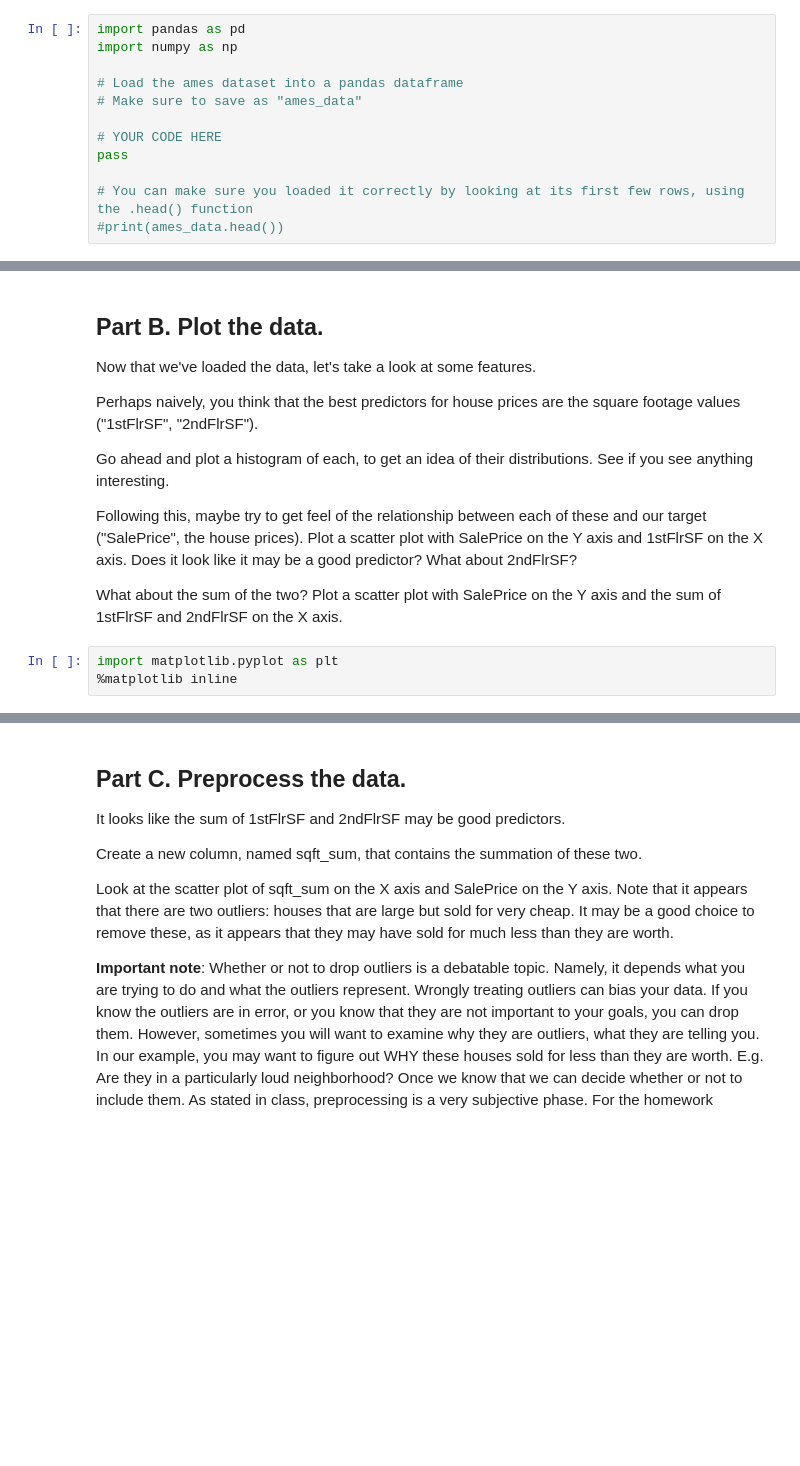
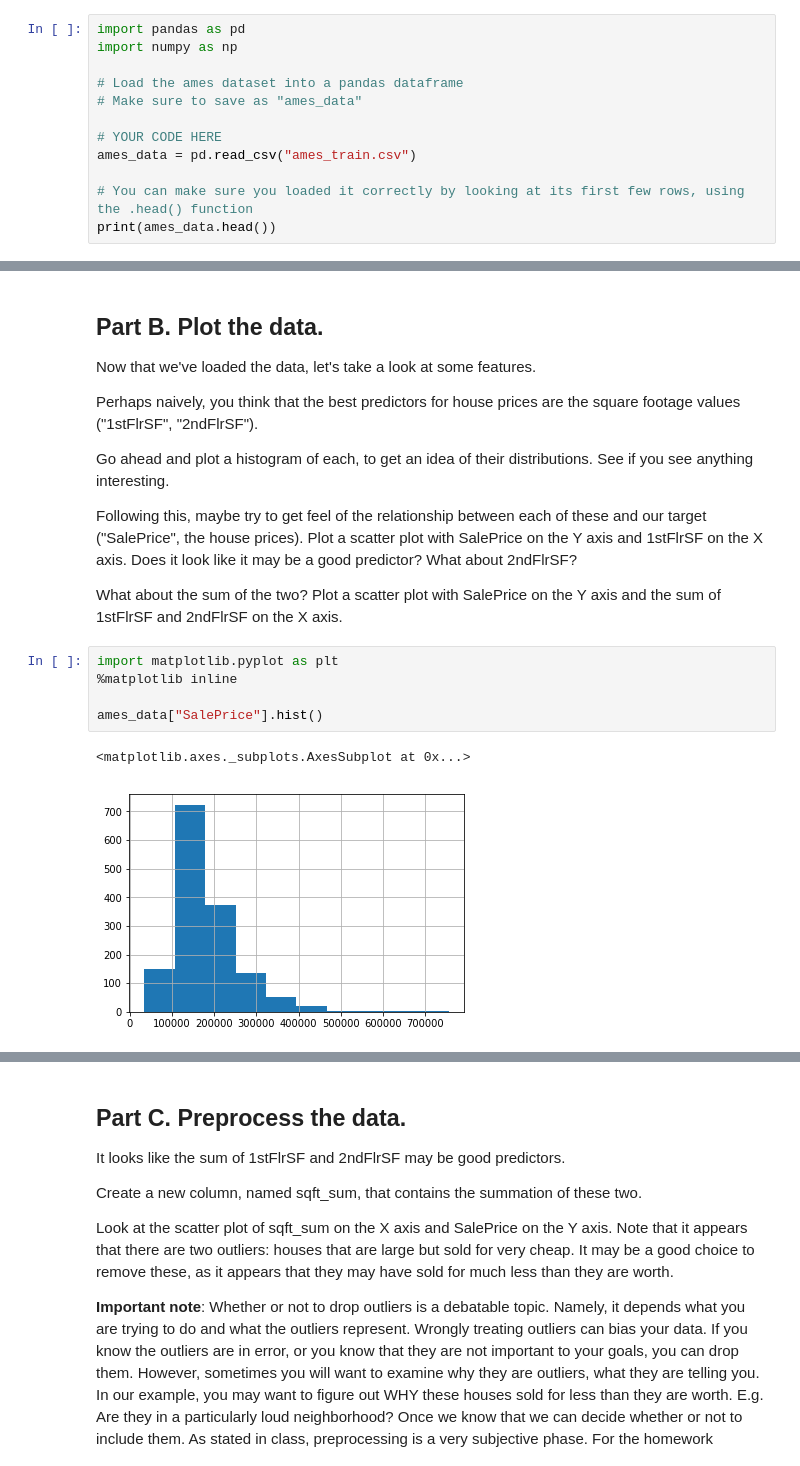
Before and after one commit to biof509/spring2019, a Jupyter notebook: docs/_downloads/Week7-assignment.ipynb, the cells around one changed output, grey strips where cells are left out. Saved outputs shown, nothing was run; the diff lists cells and outputs as text; blank space fills up the shorter version.

```diff
--- a/docs/_downloads/Week7-assignment.ipynb
+++ b/docs/_downloads/Week7-assignment.ipynb
@@ -36,7 +36,7 @@ import numpy as np
 # Make sure to save as "ames_data"
 
 # YOUR CODE HERE
-pass
+ames_data = pd.read_csv("ames_train.csv")
 
 # You can make sure you loaded it correctly by looking at its first few rows, using the .head() function
-#print(ames_data.head())
+print(ames_data.head())
@@ -60,3 +78,8 @@ What about the sum of the two? Plot a scatter plot with SalePrice on the Y axis
 # %%
 import matplotlib.pyplot as plt
 %matplotlib inline
+
+ames_data["SalePrice"].hist()
+# %% [output]
+<matplotlib.axes._subplots.AxesSubplot at 0x...>
+[figure, added]
```
Also changed, not shown: parts of 8 cells of this notebook, 39 other files.
